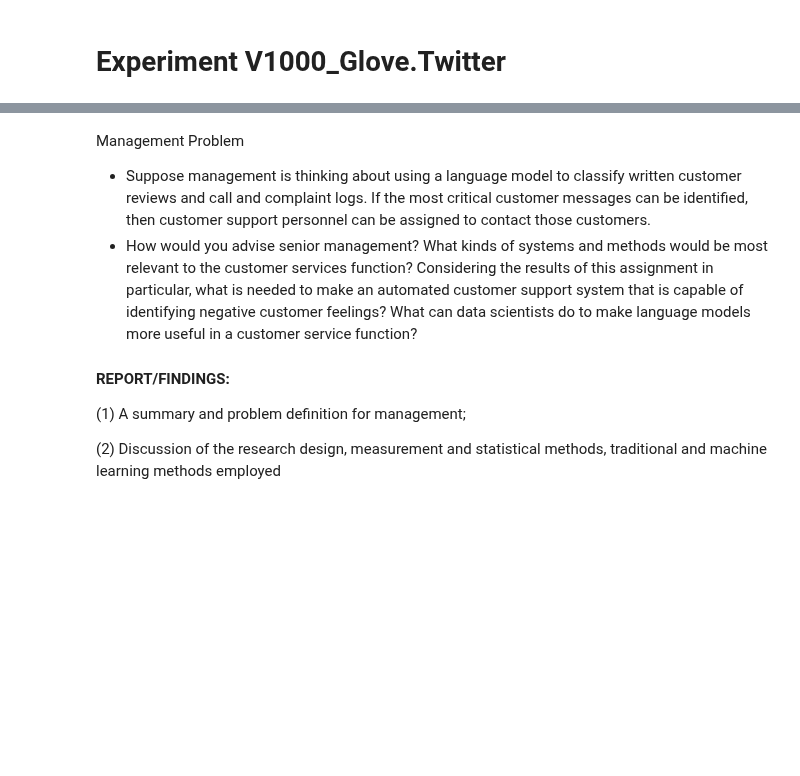
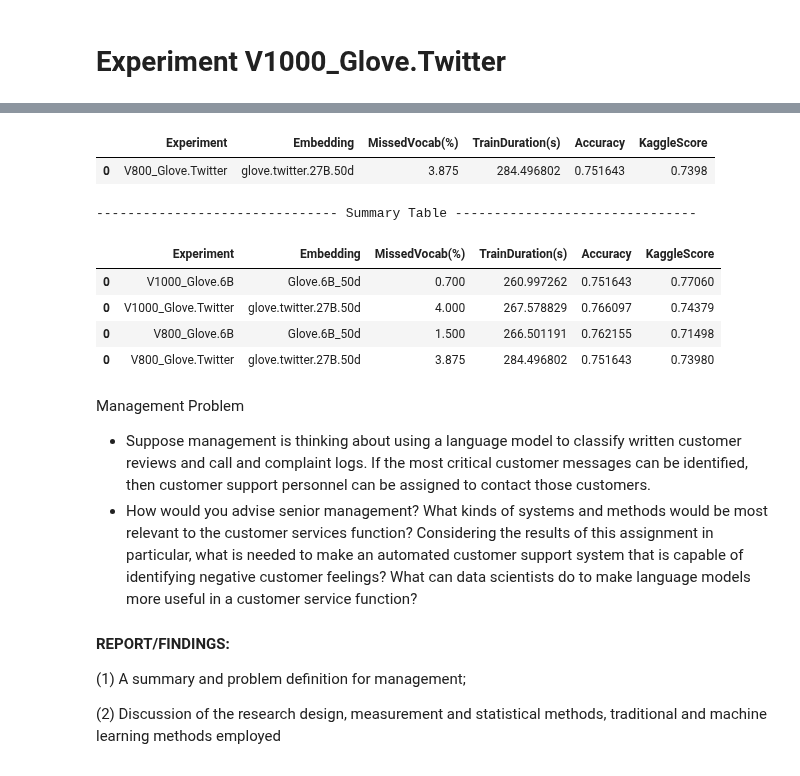
Before and after one commit to bblank70/MSDS422, a Jupyter notebook: Assignment8- DisasterTweets.ipynb, the cells around one changed output, grey strips where cells are left out. Saved outputs shown, nothing was run; the diff lists cells and outputs as text; code cells hidden in the pictures; blank space fills up the shorter version.

```diff
--- a/Assignment8- DisasterTweets.ipynb
+++ b/Assignment8- DisasterTweets.ipynb
@@ -294,7 +409,7 @@ V1000_Glove_6B_Summary = {
     'MissedVocab(%)': [misses/MAX_NB_WORDS*100],
     'TrainDuration(s)': [V1000_Glove_6B_duration],
     'Accuracy': [V1000_Glove_6B_accuracy],
-    'KaggleScore': ['N/A']
+    'KaggleScore': [0.7706]
 
         }
 
@@ -303,6 +421,8 @@ display(V1000_Glove_6B_Summary_df)
 # %% [markdown]
 # Experiment V800_Glove.6B
 # %%
+data2 = train_data[['text', 'target']]
+
 samples = data2.text
 labels = data2.target
 
@@ -431,0 +810,13 @@ for word, i in word_index.items():
+# %%
+V1000_Glove_Twitter_Summary = {
+    'Experiment': ['V1000_Glove.Twitter'],
+    'Embedding': ['glove.twitter.27B.50d'],
+    'MissedVocab(%)': [misses/MAX_NB_WORDS*100],
+    'TrainDuration(s)': [V1000_Glove_Twitter_duration],
+    'Accuracy': [V1000_Glove_Twitter_accuracy],
+    'KaggleScore': [0.74379]
+
+        }
+
+V1000_Glove_Twitter_Summary_df = pd.DataFrame.from_dict(V1000_Glove_Twitter_Summary)
+display(V1000_Glove_Twitter_Summary_df)
@@ -432,19 +1012,33 @@ for word, i in word_index.items():
 # %%
-V1800_Glove_6B_Summary = {
-    'Experiment': ['V800_Glove.6B'],
-    'Embedding': ['Glove.6B_50d'],
+V800_Glove_Twitter_Summary = {
+    'Experiment': ['V800_Glove.Twitter'],
+    'Embedding': ['glove.twitter.27B.50d'],
     'MissedVocab(%)': [misses/MAX_NB_WORDS*100],
-    'TrainDuration(s)': [V800_Glove_6B_duration],
-    'Accuracy': [V800_Glove_6B_accuracy],
-    'KaggleScore': ['N/A']
+    'TrainDuration(s)': [V800_Glove_Twitter_duration],
+    'Accuracy': [V800_Glove_Twitter_accuracy],
+    'KaggleScore': [0.73980]
 
         }
 
-V800_Glove_6B_Summary_df = pd.DataFrame.from_dict(V800_Glove_6B_Summary)
-display(V800_Glove_6B_Summary_df)
+V800_Glove_Twitter_Summary_df = pd.DataFrame.from_dict(V800_Glove_Twitter_Summary)
+display(V800_Glove_Twitter_Summary_df)
+# %% [output]
+|  | Experiment | Embedding | MissedVocab(%) | TrainDuration(s) | Accuracy | KaggleScore |
+| 0 | V800_Glove.Twitter | glove.twitter.27B.50d | 3.875 | 284.496802 | 0.751643 | 0.7398 |
 # %%
 #### Summary Table
 print('------------------------------- Summary Table -------------------------------')
+list_df = [V1000_Glove_6B_Summary_df, V1000_Glove_Twitter_Summary_df , V800_Glove_6B_Summary_df, V800_Glove_Twitter_Summary_df]
+summary_df = pd.concat(list_df)
+
+display(summary_df)
+# %% [output]
+------------------------------- Summary Table -------------------------------
+|  | Experiment | Embedding | MissedVocab(%) | TrainDuration(s) | Accuracy | KaggleScore |
+| 0 | V1000_Glove.6B | Glove.6B_50d | 0.700 | 260.997262 | 0.751643 | 0.77060 |
+| 0 | V1000_Glove.Twitter | glove.twitter.27B.50d | 4.000 | 267.578829 | 0.766097 | 0.74379 |
+| 0 | V800_Glove.6B | Glove.6B_50d | 1.500 | 266.501191 | 0.762155 | 0.71498 |
+| 0 | V800_Glove.Twitter | glove.twitter.27B.50d | 3.875 | 284.496802 | 0.751643 | 0.73980 |
 # %% [markdown]
 Management Problem
 - Suppose management is thinking about using a language model to classify written customer reviews and call and complaint logs. If the most critical customer messages can be identified, then customer support personnel can be assigned to contact those customers.
```
Also changed, not shown: parts of 38 cells of this notebook.
